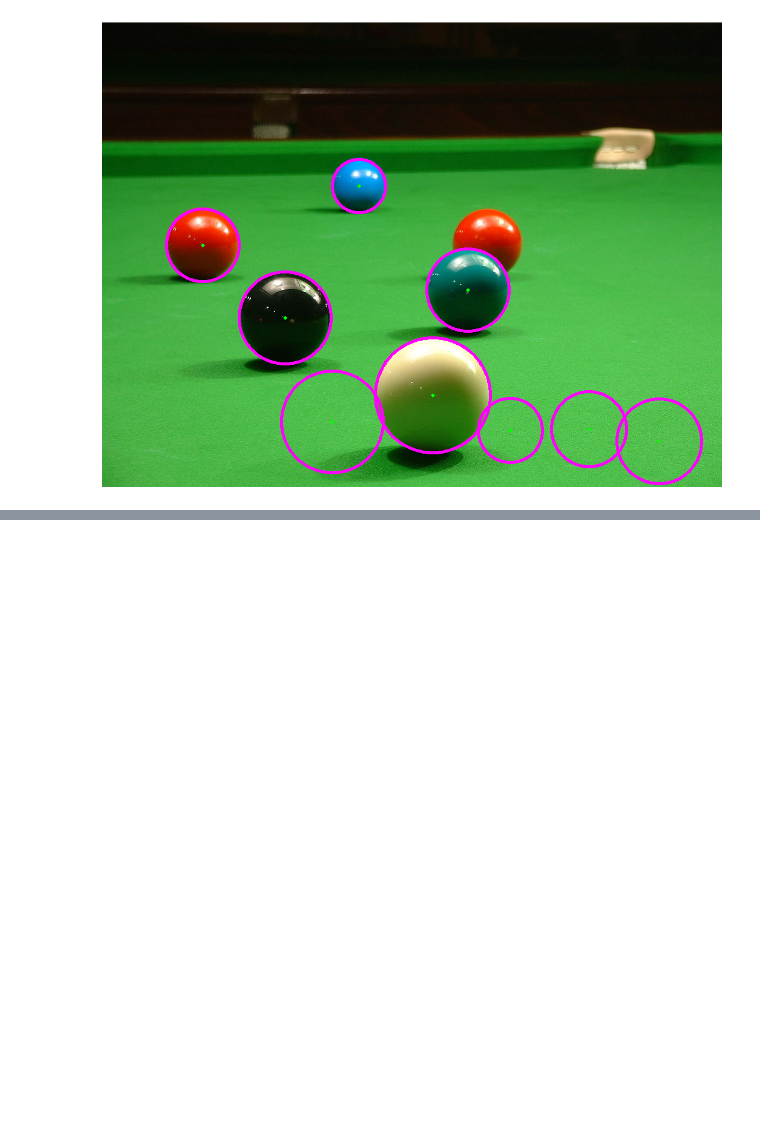
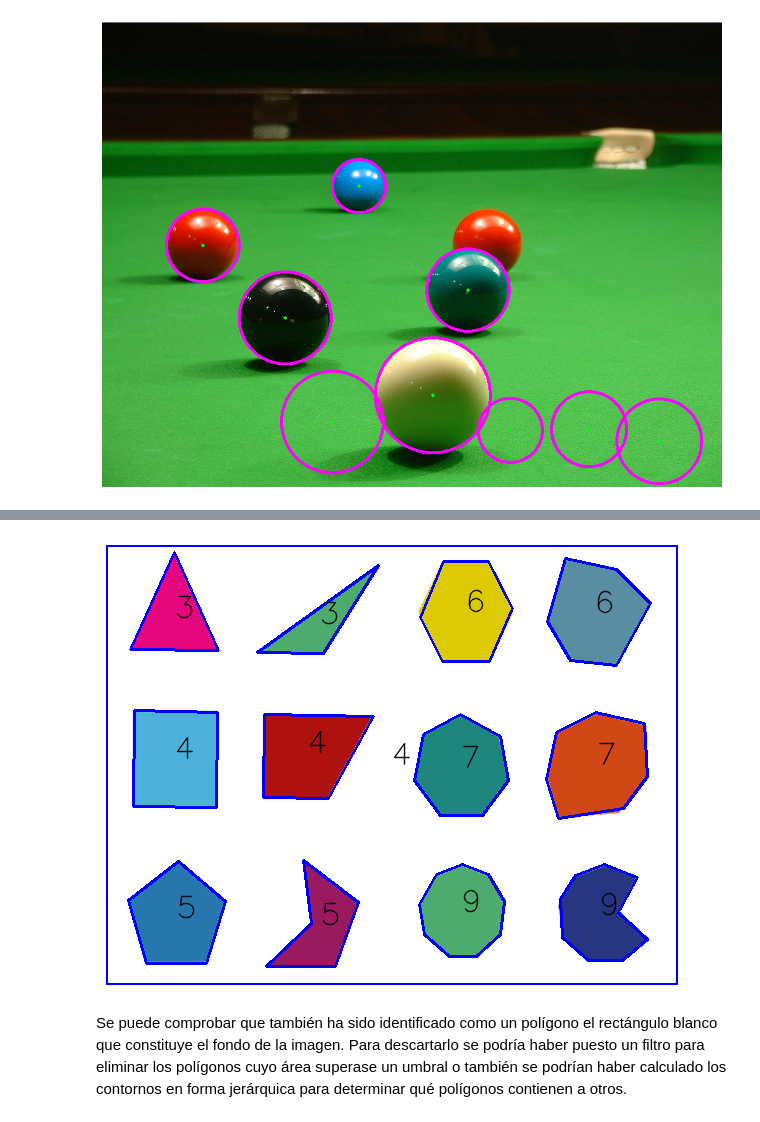
Before and after one commit to ba1l0n/CUIA, a Jupyter notebook: 06-OpenCV-Reconocimiento-inicial.ipynb, the cells around one changed output, grey strips where cells are left out. Saved outputs shown, nothing was run; the diff lists cells and outputs as text; code cells hidden in the pictures; blank space fills up the shorter version.

```diff
--- a/06-OpenCV-Reconocimiento-inicial.ipynb
+++ b/06-OpenCV-Reconocimiento-inicial.ipynb
@@ -89,0 +142,18 @@ Podemos comprobar que es necesario ajustar los parámetros adecuadamente y que p
+# %%
+imagen = poligonos.copy()
+gris = cv2.cvtColor(poligonos, cv2.COLOR_BGR2GRAY)
+_, bn = cv2.threshold(gris, 200, 1, cv2.THRESH_BINARY)
+contornos, jerarquía = cv2.findContours(bn, cv2.RETR_LIST, cv2.CHAIN_APPROX_NONE)
+for c in contornos:
+    poli = cv2.approxPolyDP(c, 5, True)
+    if len(poli)>2: #Descartamos polígonos de menos de 3 lados
+        cv2.polylines(imagen, [poli], True, color=(255,0,0), thickness=2)
+        m = cv2.moments(poli)
+        cx = int(m['m10']/m['m00'])
+        cy = int(m['m01']/m['m00'])
+        cv2.putText(imagen, str(len(poli)), (cx,cy), cv2.FONT_HERSHEY_SIMPLEX, 1, (0,0,0), 1, cv2.LINE_AA)
+cuia.plot(imagen)
+# %% [output]
+[figure, added]
+# %% [markdown]
+Se puede comprobar que también ha sido identificado como un polígono el rectángulo blanco que constituye el fondo de la imagen. Para descartarlo se podría haber puesto un filtro para eliminar los polígonos cuyo área superase un umbral o también se podrían haber calculado los contornos en forma jerárquica para determinar qué polígonos contienen a otros.
```
Also changed, not shown: parts of 5 cells of this notebook, 1 other file.
